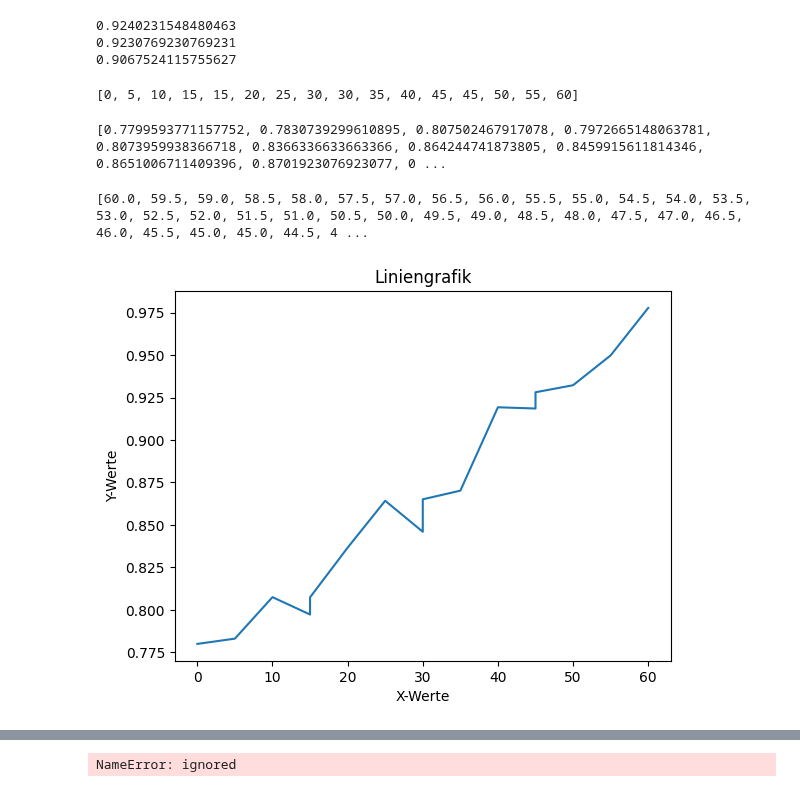
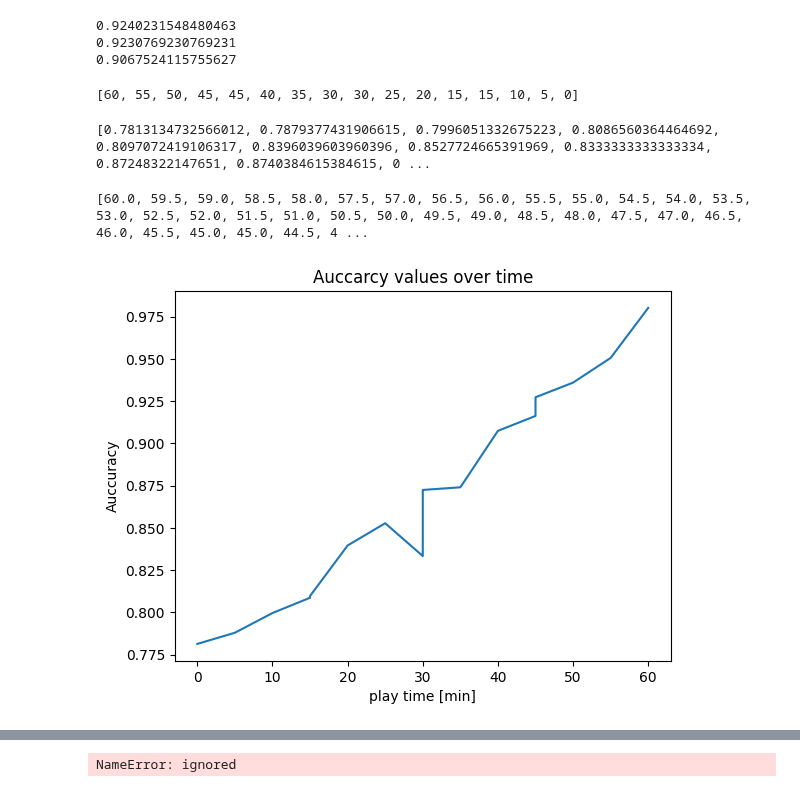
Before and after one commit to michel-wue/Seminar, a Jupyter notebook: Untitled3.ipynb, the cells around one changed output, grey strips where cells are left out. Drawn from its saved outputs; the diff is of its cells as text; code cells hidden in the pictures.

```diff
--- a/Untitled3.ipynb
+++ b/Untitled3.ipynb
@@ -148,6 +148,6 @@ import numpy as np
 play_data['time_remaining'] = np.where(play_data['quarter'] == 1, play_data['clock'] + 45, play_data['clock'])
 play_data['time_remaining'] = np.where(play_data['quarter'] == 2, play_data['clock'] + 30, play_data['time_remaining'])
 play_data['time_remaining'] = np.where(play_data['quarter'] == 3, play_data['clock'] + 15, play_data['time_remaining'])
-play_data['time_remaining'] = np.where(play_data['quarter'] == 3, play_data['clock'], play_data['time_remaining'])
-play_data['time_remaining'] = np.where(play_data['quarter'] == 3, play_data['clock'], play_data['time_remaining'])
+play_data['time_remaining'] = np.where(play_data['quarter'] == 4, play_data['clock'], play_data['time_remaining'])
+play_data['time_remaining'] = np.where(play_data['quarter'] == 5, play_data['clock'], play_data['time_remaining'])
 # %%
@@ -439,38 +439,38 @@ for quarter in quarter_values:
       time_plot.append(time)
 # %%
 time_plot = time_plot[::-1]
-auc_values = auc_values[::-1]
+auc_values = auc_values
 # %%
 print(time_plot)
 # %% [output]
-[0, 5, 10, 15, 15, 20, 25, 30, 30, 35, 40, 45, 45, 50, 55, 60]
+[60, 55, 50, 45, 45, 40, 35, 30, 30, 25, 20, 15, 15, 10, 5, 0]
 # %%
-print(auc_values[::-1])
+print(auc_values)
 # %% [output]
-[0.7799593771157752, 0.7830739299610895, 0.807502467917078, 0.7972665148063781, 0.8073959938366718, 0.8366336633663366, 0.864244741873805, 0.8459915611814346, 0.8651006711409396, 0.8701923076923077, 0 ...
+[0.7813134732566012, 0.7879377431906615, 0.7996051332675223, 0.8086560364464692, 0.8097072419106317, 0.8396039603960396, 0.8527724665391969, 0.8333333333333334, 0.87248322147651, 0.8740384615384615, 0 ...
 # %%
 # %% [output]
 [60.0, 59.5, 59.0, 58.5, 58.0, 57.5, 57.0, 56.5, 56.0, 55.5, 55.0, 54.5, 54.0, 53.5, 53.0, 52.5, 52.0, 51.5, 51.0, 50.5, 50.0, 49.5, 49.0, 48.5, 48.0, 47.5, 47.0, 46.5, 46.0, 45.5, 45.0, 45.0, 44.5, 4 ...
 # %%
 
 import matplotlib.pyplot as plt
 
 # Beispielwerte
 x = time_plot
-y = auc_values[::-1]
+y = auc_values
 
 # Erstellen der Liniengrafik
 plt.plot(x, y)
 
 # Achsentitel und Diagrammtitel hinzufügen
-plt.xlabel('X-Werte')
-plt.ylabel('Y-Werte')
-plt.title('Liniengrafik')
+plt.xlabel('play time [min]')
+plt.ylabel('Auccuracy')
+plt.title('Auccarcy values over time')
 
 # Anzeigen der Grafik
 plt.show()
 # %% [output]
-[figure, old version]
+[figure, new version]
 # %%
 !pip install deepchecks
 # %% [output]
```
Also changed, not shown: parts of 2 cells of this notebook.
